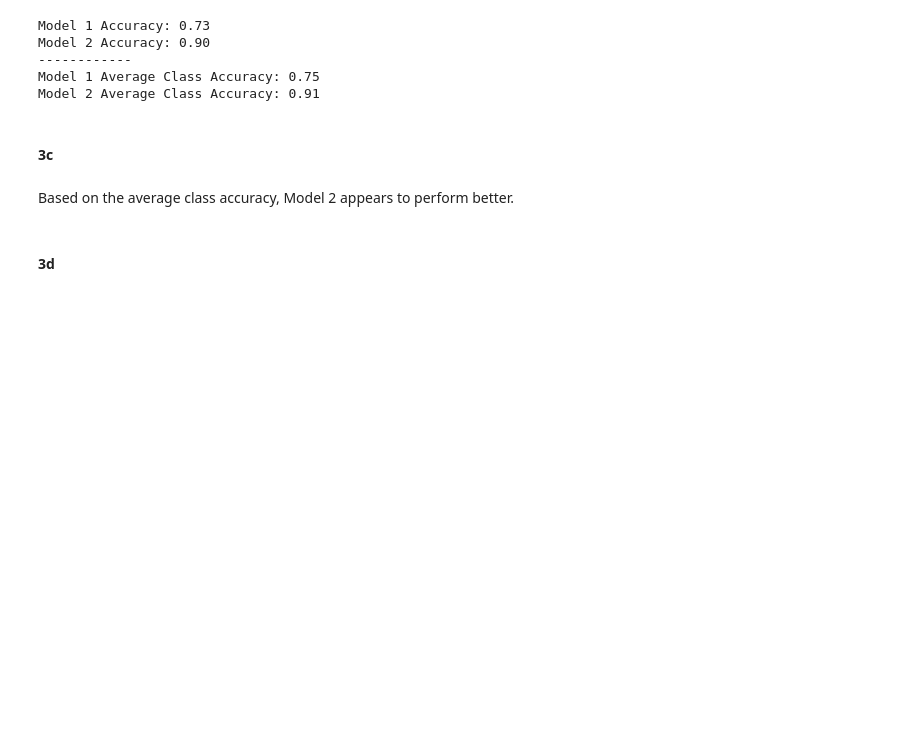
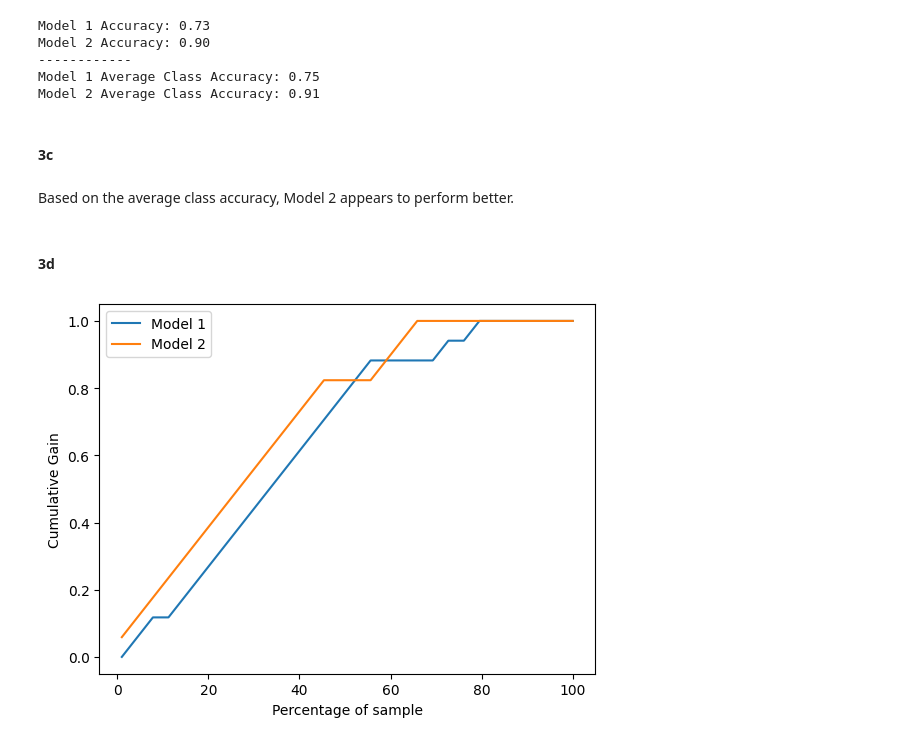
Before and after one commit to yismailuofa/mlabs, a Jupyter notebook: a1/a1.ipynb, the cells around one changed output. Cells and saved outputs as stored; diff of their text form; code cells hidden in the pictures; blank space fills up the shorter version.

```diff
--- a/a1/a1.ipynb
+++ b/a1/a1.ipynb
@@ -62,8 +63,8 @@ We can notice a few trends in the data:
 ### Question 3
 # %%
 # Read input data
-df = pd.read_csv("data/data-Q3.csv")
-df.head()
+originalDf = pd.read_csv("data/data-Q3.csv")
+originalDf.head()
 # %% [output]
 |  | ID | Target | Model 1 Score | Model 2 Score |
 | 0 | 1 | False | 0.1026 | 0.2089 |
@@ -75,11 +76,14 @@ df.head()
 #### 3a
 # %%
 # Transform every score into a 0 or 1 based on threshold
-threshold = 0.6
+def addPredictions(df, threshold):
+    df[["Model 1 Score Pred", "Model 2 Score Pred"]] = (
+        df[["Model 1 Score", "Model 2 Score"]] >= threshold
+    )
+    return df
 
-df[["Model 1 Score Pred", "Model 2 Score Pred"]] = (
-    df[["Model 1 Score", "Model 2 Score"]] >= threshold
-)
+
+df = addPredictions(originalDf, 0.6)
 df.head()
 # %% [output]
 |  | ID | Target | Model 1 Score | Model 2 Score | Model 1 Score Pred | Model 2 Score Pred |
@@ -154,0 +161,18 @@ def gain(cm):
+# %%
+# To plot the cumulative gains chart, we need to sort the data by the score
+df1 = df.sort_values(by="Model 1 Score", ascending=False)
+df2 = df.sort_values(by="Model 2 Score", ascending=False)
+
+# Calculate the cumulative gains
+df1["Cumulative Gain"] = df1["Target"].cumsum() / df1["Target"].sum()
+df2["Cumulative Gain"] = df2["Target"].cumsum() / df2["Target"].sum()
+
+# Plot the cumulative gains
+plt.plot(np.linspace(1, 100, len(df1)), df1["Cumulative Gain"], label="Model 1")
+plt.plot(np.linspace(1, 100, len(df2)), df2["Cumulative Gain"], label="Model 2")
+plt.legend()
+plt.xlabel("Percentage of sample")
+plt.ylabel("Cumulative Gain")
+plt.show()
+# %% [output]
+[figure, added]
```
Also changed, not shown: parts of 7 cells of this notebook.
